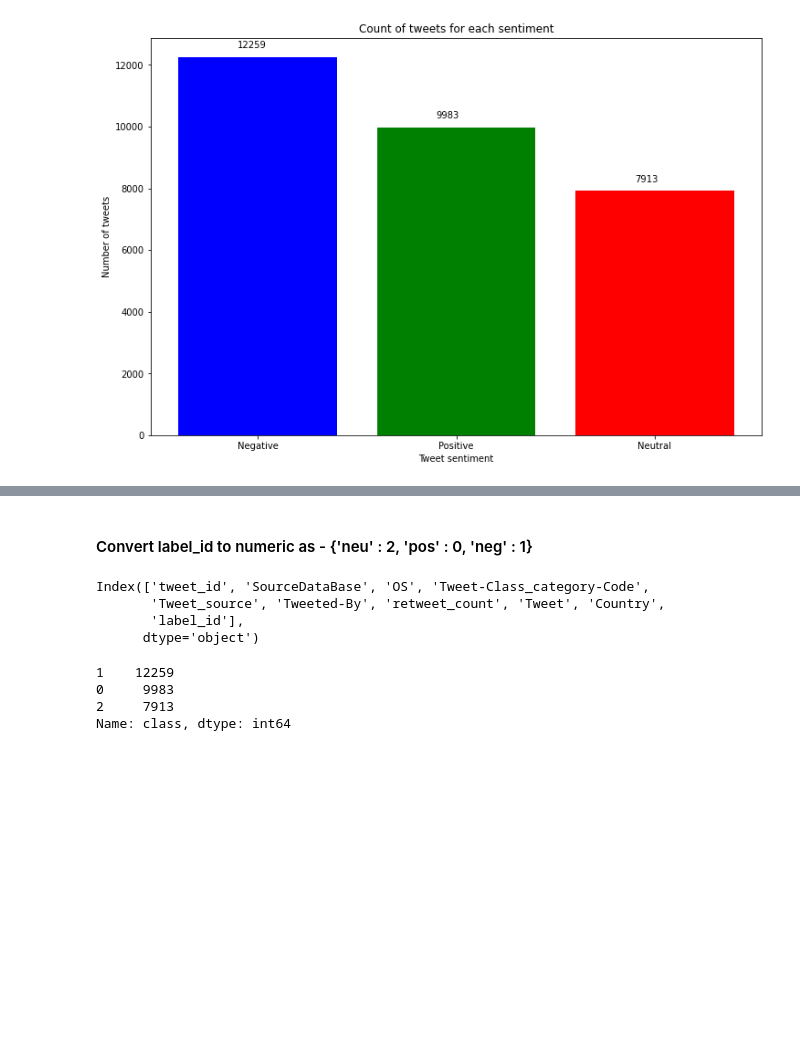
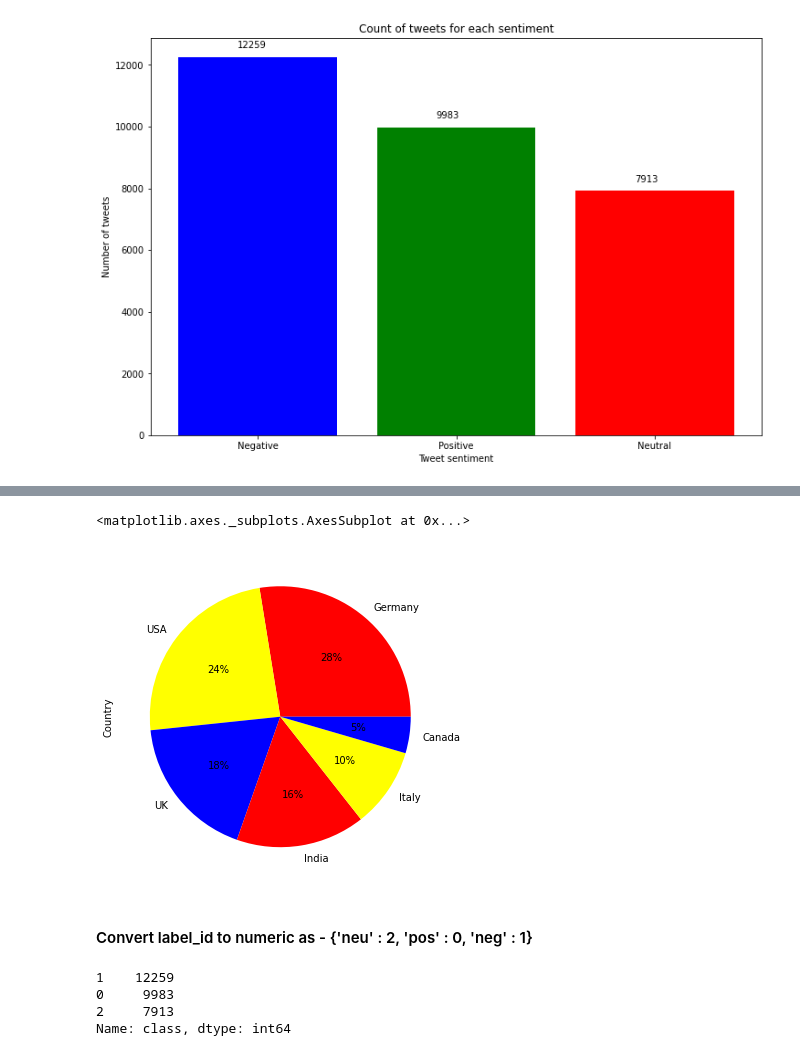
Before and after one commit to Nithesh-b/Twitter_Sentiment, a Jupyter notebook: NLTKexample1.ipynb, the cells around one changed output, grey strips where cells are left out. Cells and saved outputs as stored; diff of their text form; code cells hidden in the pictures; blank space fills up the shorter version.

```diff
--- a/NLTKexample1.ipynb
+++ b/NLTKexample1.ipynb
@@ -309,12 +353,10 @@ Text(0.5, 1.0, 'Count of tweets for each sentiment')
+# %%
+tweets_neu["Country"].value_counts().plot(kind='pie', autopct='%1.0f%%', colors=["red", "yellow", "blue"])
+# %% [output]
+<matplotlib.axes._subplots.AxesSubplot at 0x...>
+[figure, added]
 # %% [markdown]
 #### Convert label_id to numeric  as - {'neu' : 2, 'pos' : 0, 'neg' : 1}
-# %%
-tweets_df.columns
-# %% [output]
-Index(['tweet_id', 'SourceDataBase', 'OS', 'Tweet-Class_category-Code',
-       'Tweet_source', 'Tweeted-By', 'retweet_count', 'Tweet', 'Country',
-       'label_id'],
-      dtype='object')
 # %%
 
 # Create the dictionary
```
Also changed, not shown: parts of 14 cells of this notebook.
